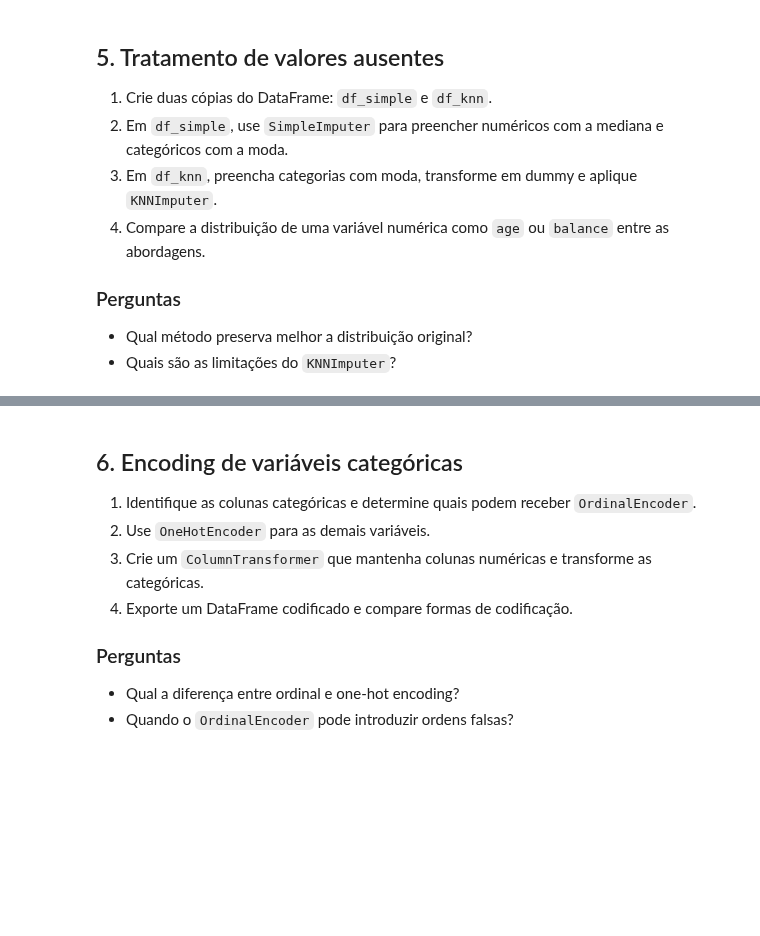
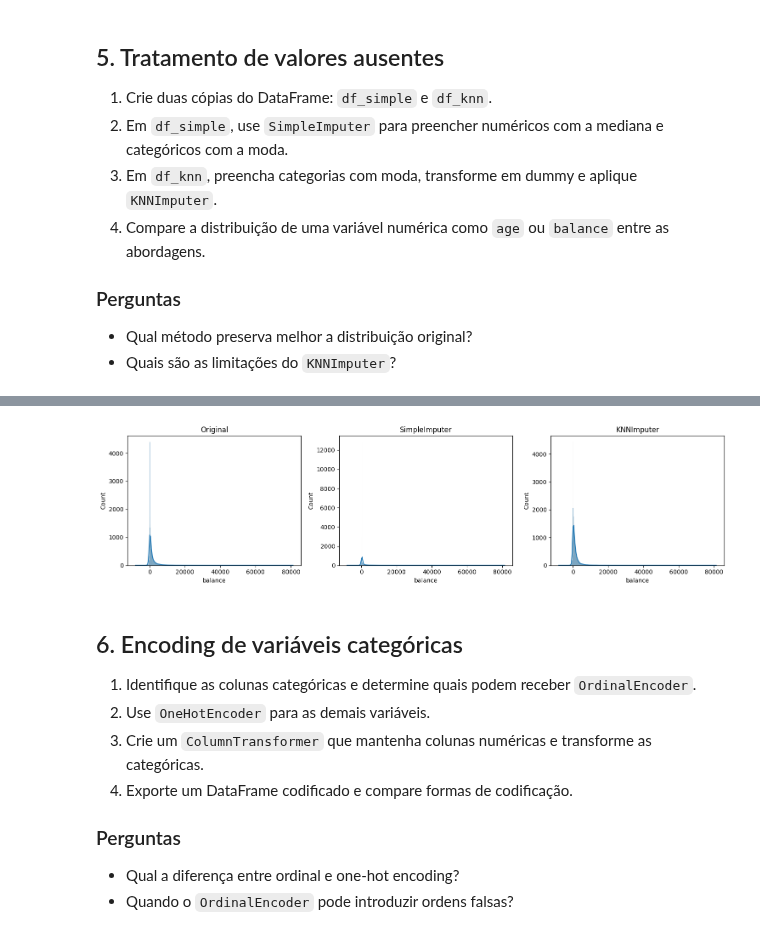
Before and after one commit to MathLopes29/Hashtag_AnaliseDados, a Jupyter notebook: Python/Cursos/PUC Ciência de Dados/Projetos/Machine Learning/03_2 Aula/UNIDADE 2 - PRÁTICA - ROTEIRO.ipynb, the cells around one changed output, grey strips where cells are left out. Drawn from its saved outputs; the diff is of its cells as text; code cells hidden in the pictures; blank space fills up the shorter version.

```diff
--- a/Python/Cursos/PUC Ciência de Dados/Projetos/Machine Learning/03_2 Aula/UNIDADE 2 - PRÁTICA - ROTEIRO.ipynb
+++ b/Python/Cursos/PUC Ciência de Dados/Projetos/Machine Learning/03_2 Aula/UNIDADE 2 - PRÁTICA - ROTEIRO.ipynb
@@ -160,15 +268,23 @@ display(missing_counts)
 # %%
 from sklearn.impute import SimpleImputer, KNNImputer
 
-# Preparar os DataFrames de comparacao
-df_simple = df.copy()
-df_knn = df.copy()
+df_simple = df_train.copy()
+df_knn = df_train.copy()
 
-# Identifique colunas numericas e categoricas
-col_num = df.select_dtypes(include=np.number).columns
-col_cat = df.select_dtypes(include=['object', 'category']).columns
+cols_num = df_train.select_dtypes(include=np.number).columns.tolist()
+cols_cat = df_train.select_dtypes(include=["object", "category"]).columns.tolist()
 
-# TODO: aplique SimpleImputer em df_simple
-# TODO: aplique KNNImputer em df_knn, depois copie os valores de volta
+# Estratégia 1: mediana para numéricas e moda para categóricas.
+imputer_num_simple = SimpleImputer(strategy="median")
+imputer_cat = SimpleImputer(strategy="most_frequent")
 
-print('df_simple e df_knn prontos para comparação.')
+df_simple[cols_num] = imputer_num_simple.fit_transform(df_train[cols_num])
+df_simple[cols_cat] = imputer_cat.fit_transform(df_train[cols_cat])
+
+# Estratégia 2: KNN para numéricas e moda para categóricas.
+imputer_num_knn = KNNImputer(n_neighbors=5, weights="distance")
+df_knn[cols_num] = imputer_num_knn.fit_transform(df_train[cols_num])
+df_knn[cols_cat] = imputer_cat.fit_transform(df_train[cols_cat])
+
+print("Nulos após SimpleImputer:", int(df_simple.isna().sum().sum()))
+print("Nulos após KNNImputer   :", int(df_knn.isna().sum().sum()))
@@ -175,3 +310,22 @@ print('df_simple e df_knn prontos para comparação.')
+# %%
+# Comparação visual de uma variável numérica.
+variavel = "balance"
+
+fig, axes = plt.subplots(1, 3, figsize=(15, 4))
+
+sns.histplot(df_train[variavel], kde=True, ax=axes[0])
+axes[0].set_title("Original")
+
+sns.histplot(df_simple[variavel], kde=True, ax=axes[1])
+axes[1].set_title("SimpleImputer")
+
+sns.histplot(df_knn[variavel], kde=True, ax=axes[2])
+axes[2].set_title("KNNImputer")
+
+plt.tight_layout()
+plt.show()
+# %% [output]
+[figure, added]
 # %% [markdown]
 ## 6. Encoding de variáveis categóricas
 1. Identifique as colunas categóricas e determine quais podem receber `OrdinalEncoder`.
```
Also changed, not shown: parts of 44 cells of this notebook.
